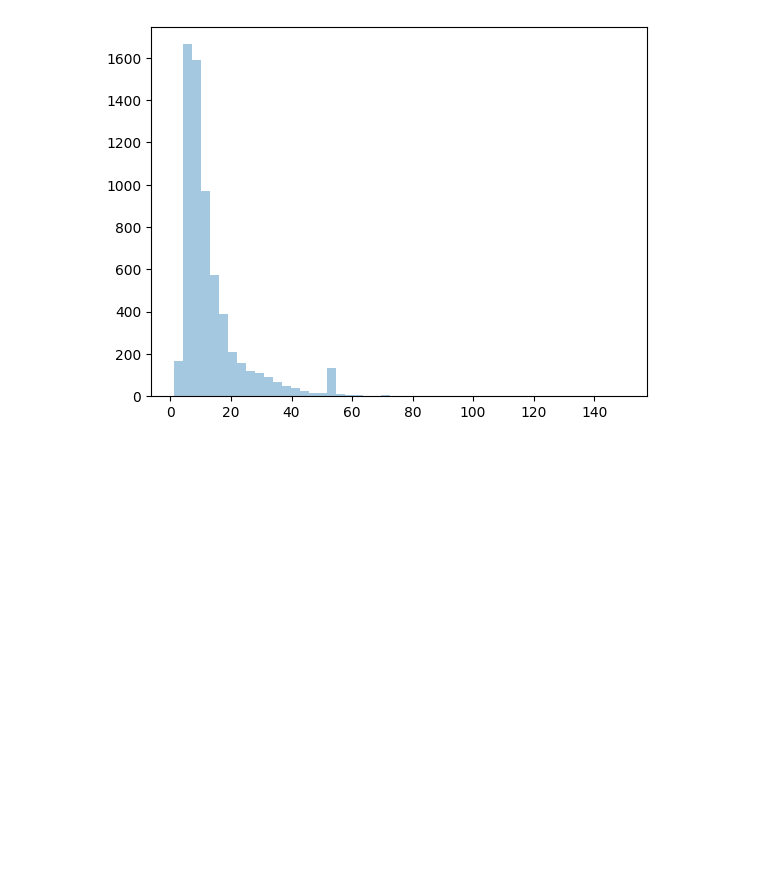
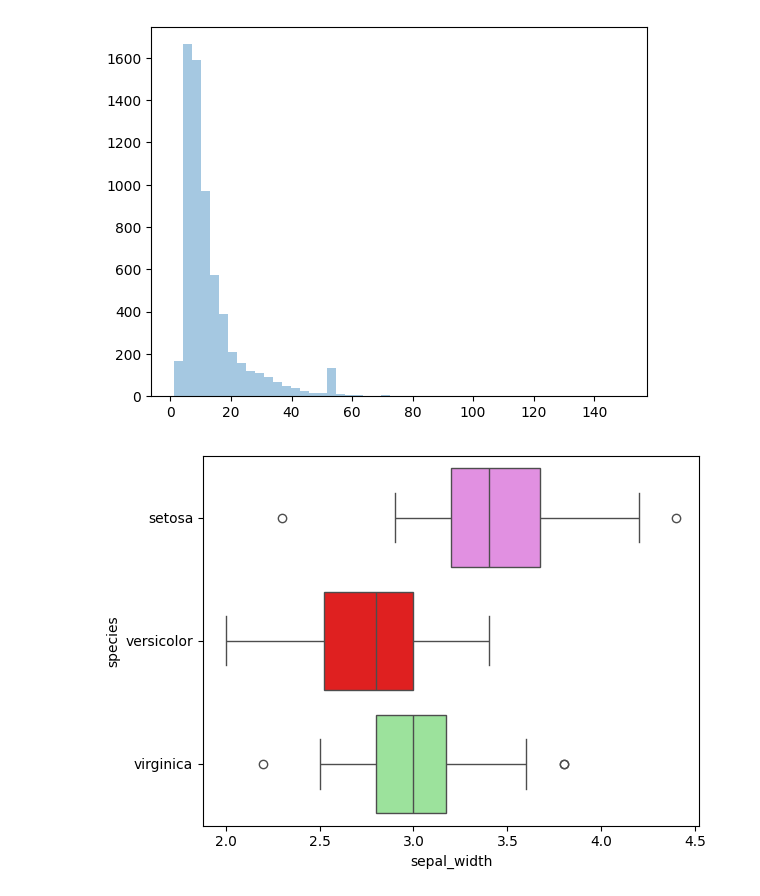
Before and after one commit to Sravan2311/day-11, a Jupyter notebook: day_11.ipynb, the cells around one changed output. Drawn from its saved outputs; the diff is of its cells as text; code cells hidden in the pictures; blank space fills up the shorter version.

```diff
--- a/day_11.ipynb
+++ b/day_11.ipynb
@@ -82,3 +82,8 @@ sns.distplot(x=df['fare'],hist=True,kde=False)
 plt.show()
 # %% [output]
 [figure]
+# %%
+sns.boxplot(x=sravan['sepal_width'],palette=['violet','red','lightgreen'],y=sravan['species'])
+plt.show()
+# %% [output]
+[figure, added]
```
Also changed, not shown: parts of 6 cells of this notebook.
